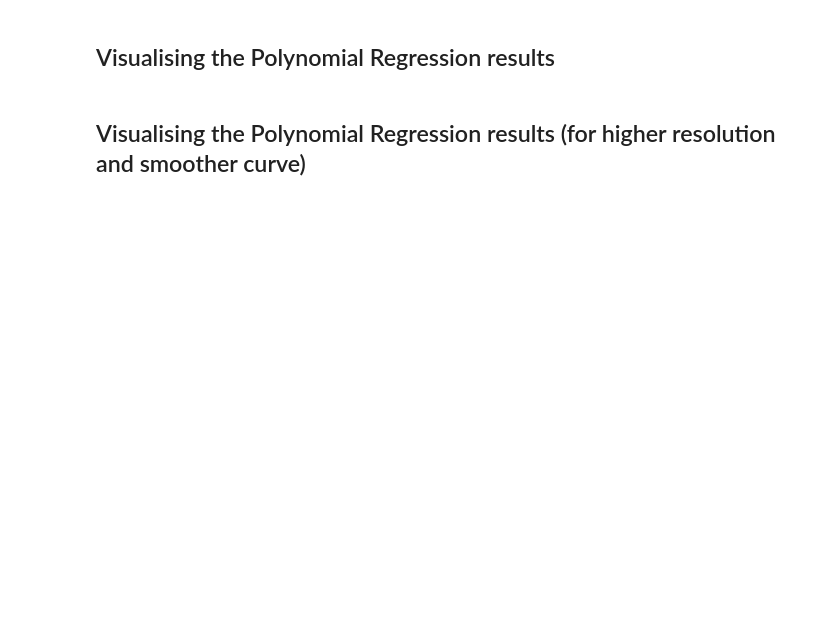
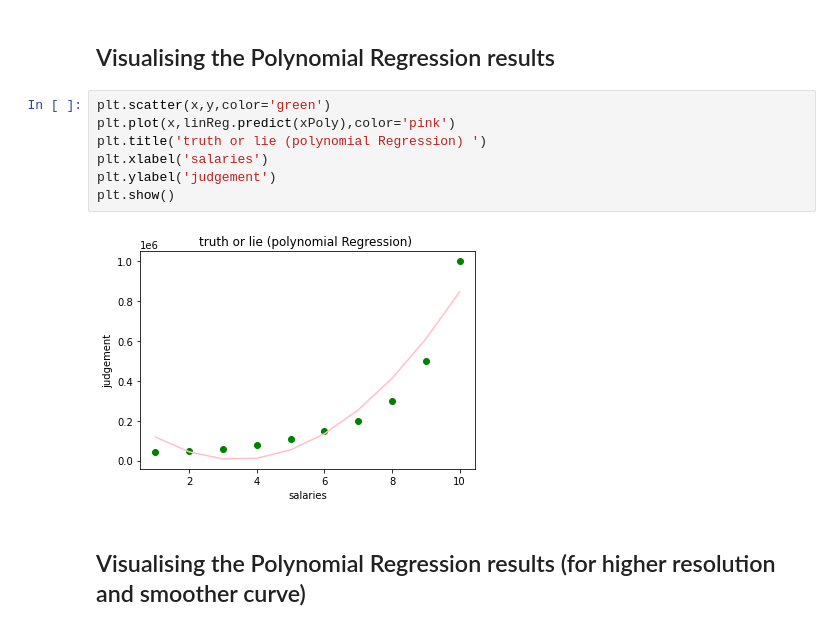
Before and after one commit to ShubhGupta2004/mlLearning, a Jupyter notebook: Copy_of_polynomial_regression.ipynb, the cells around one changed output. Cells and saved outputs as stored; diff of their text form; blank space fills up the shorter version.

```diff
--- a/Copy_of_polynomial_regression.ipynb
+++ b/Copy_of_polynomial_regression.ipynb
@@ -23,4 +47,13 @@ y=dataset.iloc[:,-1].values
 # %% [markdown]
 ## Visualising the Polynomial Regression results
+# %%
+plt.scatter(x,y,color='green')
+plt.plot(x,linReg.predict(xPoly),color='pink')
+plt.title('truth or lie (polynomial Regression) ')
+plt.xlabel('salaries')
+plt.ylabel('judgement')
+plt.show()
+# %% [output]
+[figure, added]
 # %% [markdown]
 ## Visualising the Polynomial Regression results (for higher resolution and smoother curve)
```
Also changed, not shown: parts of 10 cells of this notebook.
